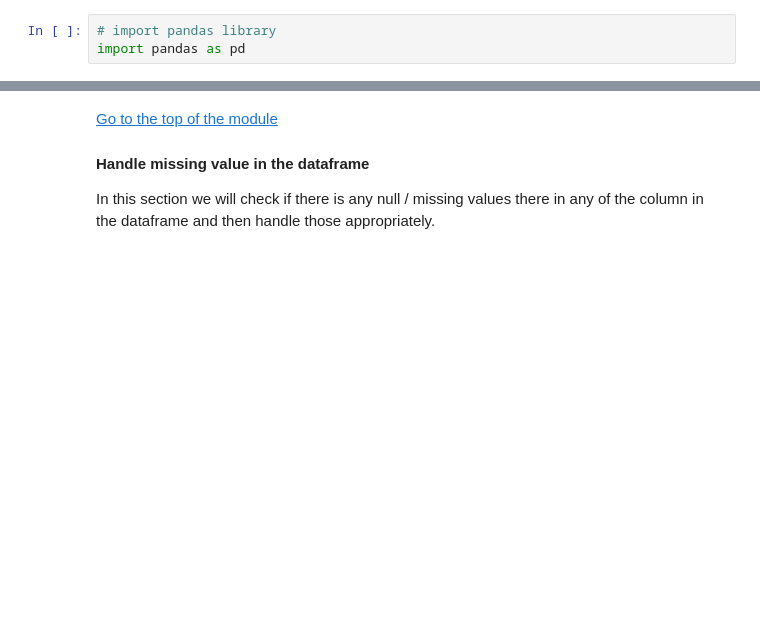
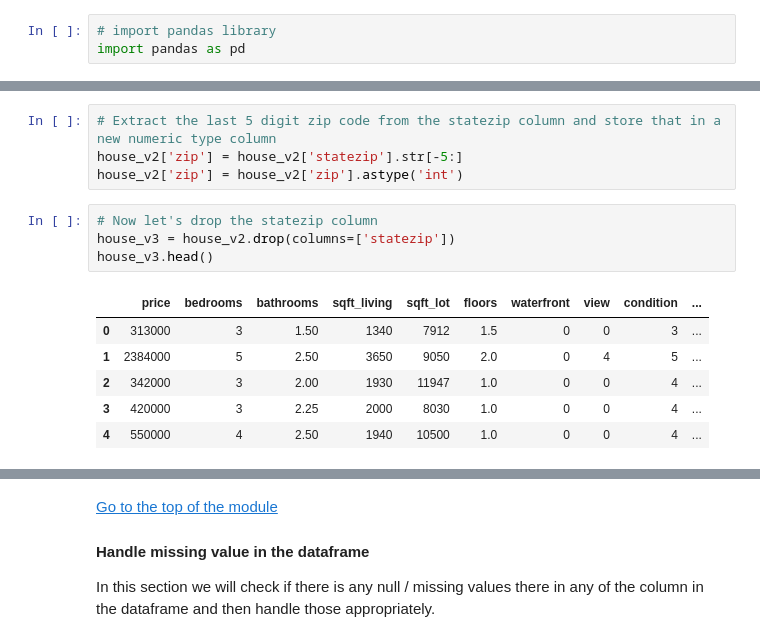
Before and after one commit to GoAshim/Machine-Learning, a Jupyter notebook: Regression/Machine Learning Project 3 - Predict House Price.ipynb, the cells around one changed output, grey strips where cells are left out. Drawn from its saved outputs; the diff is of its cells as text; blank space fills up the shorter version.

```diff
--- a/Regression/Machine Learning Project 3 - Predict House Price.ipynb
+++ b/Regression/Machine Learning Project 3 - Predict House Price.ipynb
@@ -46,0 +105,15 @@ Based on the above code we see the transmission column has too many values. Howe
+# %%
+# Extract the last 5 digit zip code from the statezip column and store that in a new numeric type column
+house_v2['zip'] = house_v2['statezip'].str[-5:]
+house_v2['zip'] = house_v2['zip'].astype('int')
+# %%
+# Now let's drop the statezip column
+house_v3 = house_v2.drop(columns=['statezip'])
+house_v3.head()
+# %% [output]
+|  | price | bedrooms | bathrooms | sqft_living | sqft_lot | floors | waterfront | view | condition | ... |
+| 0 | 313000 | 3 | 1.50 | 1340 | 7912 | 1.5 | 0 | 0 | 3 | ... |
+| 1 | 2384000 | 5 | 2.50 | 3650 | 9050 | 2.0 | 0 | 4 | 5 | ... |
+| 2 | 342000 | 3 | 2.00 | 1930 | 11947 | 1.0 | 0 | 0 | 4 | ... |
+| 3 | 420000 | 3 | 2.25 | 2000 | 8030 | 1.0 | 0 | 0 | 4 | ... |
+| 4 | 550000 | 4 | 2.50 | 1940 | 10500 | 1.0 | 0 | 0 | 4 | ... |
```
Also changed, not shown: parts of 22 cells of this notebook.
